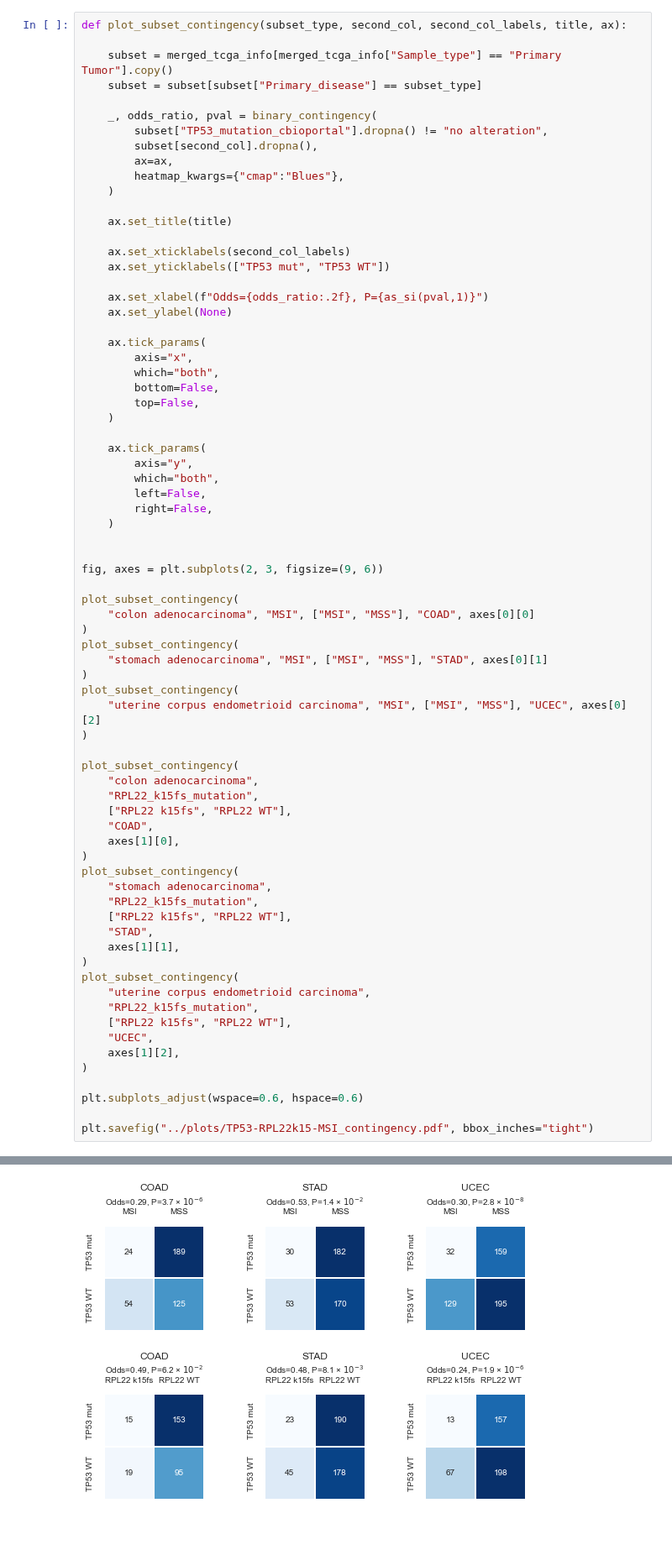
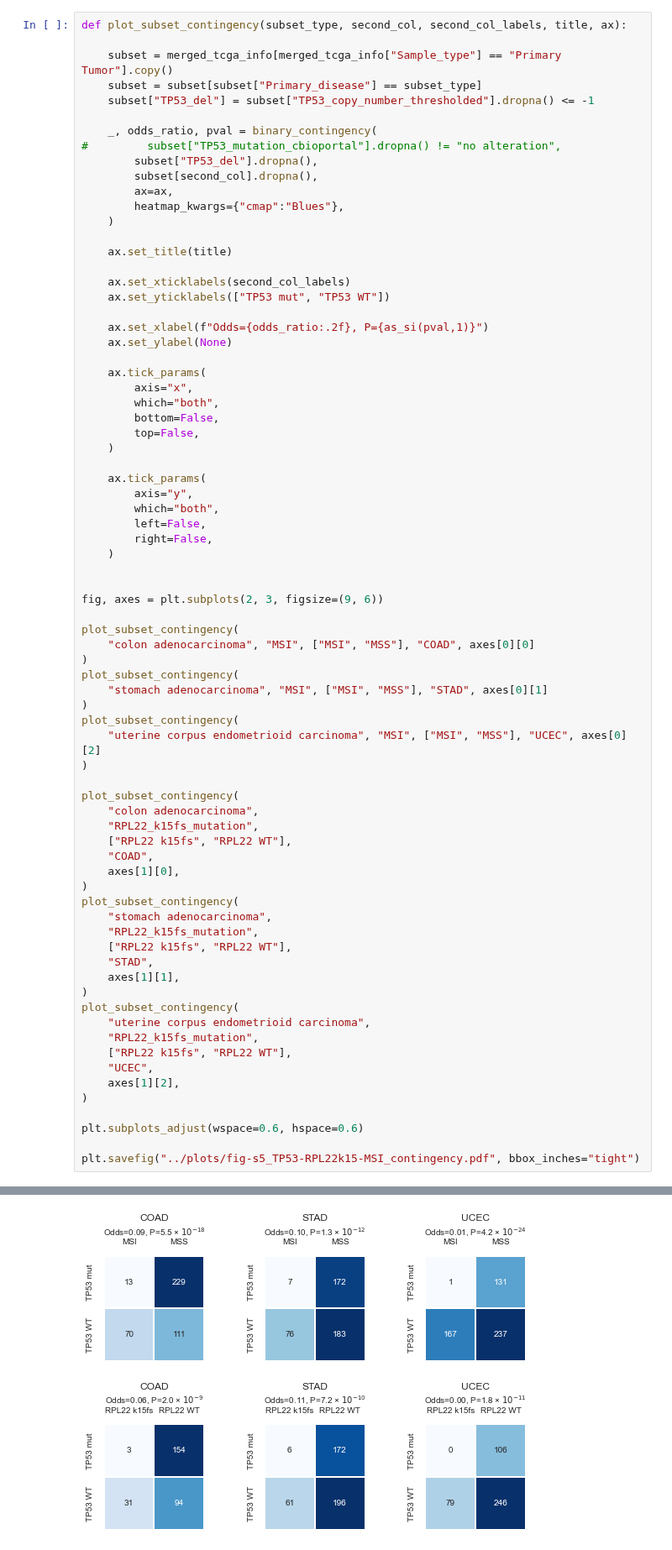
Before and after one commit to kevinhu/mdm4-splicing, a Jupyter notebook: notebooks/a7_tp53-rpl22.ipynb, the cells around one changed output, grey strips where cells are left out. Shown at 84% size. Saved outputs shown, nothing was run; the diff lists cells and outputs as text.

```diff
--- a/notebooks/a7_tp53-rpl22.ipynb
+++ b/notebooks/a7_tp53-rpl22.ipynb
@@ -127,9 +127,11 @@ def plot_subset_contingency(subset_type, second_col, second_col_labels, title, a
 
     subset = merged_tcga_info[merged_tcga_info["Sample_type"] == "Primary Tumor"].copy()
     subset = subset[subset["Primary_disease"] == subset_type]
+    subset["TP53_del"] = subset["TP53_copy_number_thresholded"].dropna() <= -1
 
     _, odds_ratio, pval = binary_contingency(
-        subset["TP53_mutation_cbioportal"].dropna() != "no alteration",
+#         subset["TP53_mutation_cbioportal"].dropna() != "no alteration",
+        subset["TP53_del"].dropna(),
         subset[second_col].dropna(),
         ax=ax,
         heatmap_kwargs={"cmap":"Blues"},
@@ -194,5 +196,5 @@ plot_subset_contingency(
 
 plt.subplots_adjust(wspace=0.6, hspace=0.6)
 
-plt.savefig("../plots/TP53-RPL22k15-MSI_contingency.pdf", bbox_inches="tight")
+plt.savefig("../plots/fig-s5_TP53-RPL22k15-MSI_contingency.pdf", bbox_inches="tight")
 # %% [output]
@@ -211,21 +213,21 @@ P-value: 1.8936860264767285e-06
 INFO:fontTools.subset:maxp pruned
 INFO:fontTools.subset:LTSH dropped
 INFO:fontTools.subset:cmap pruned
 INFO:fontTools.subset:kern dropped
 INFO:fontTools.subset:post pruned
 INFO:fontTools.subset:PCLT dropped
 INFO:fontTools.subset:GPOS pruned
 INFO:fontTools.subset:GSUB pruned
 INFO:fontTools.subset:JSTF dropped
 INFO:fontTools.subset:DSIG dropped
 INFO:fontTools.subset:name pruned
 INFO:fontTools.subset:glyf pruned
 ... (90 lines left out)
 INFO:fontTools.subset:glyf pruned
 INFO:fontTools.subset:GDEF pruned
 INFO:fontTools.subset:GPOS pruned
 INFO:fontTools.subset:GSUB pruned
-[figure, old version]
+[figure, new version]
 # %%
 def plot_subset(subset_type=None, ax=None, heatmap_kwargs={}):
 
```
Also changed, not shown: parts of 2 cells of this notebook, 10 other files.
